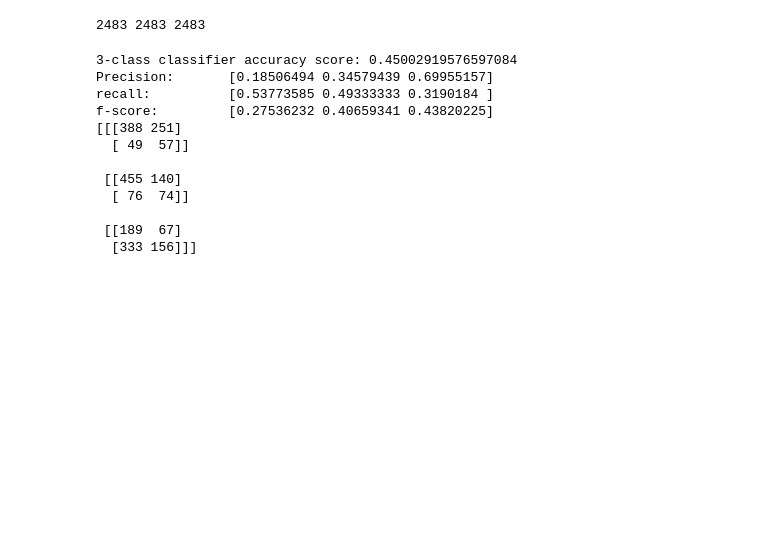
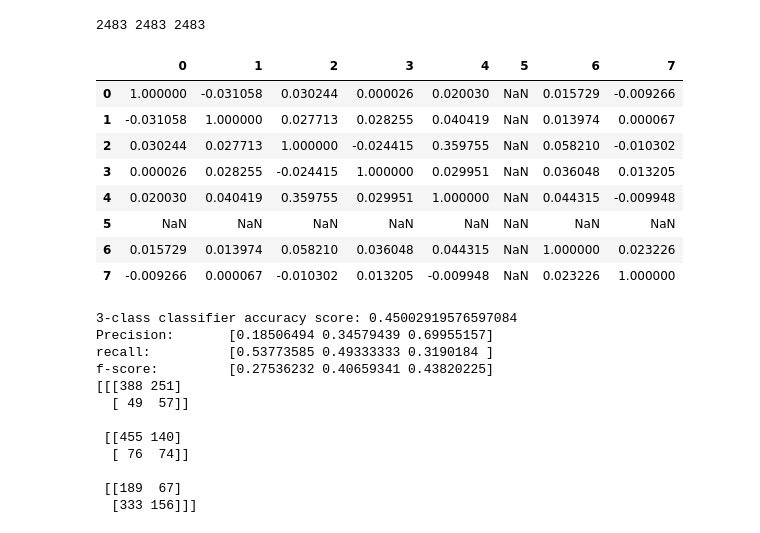
Before and after one commit to halwap/noncanonical_introns, a Jupyter notebook: 3class_classifier.ipynb, the cells around one changed output. Cells and saved outputs as stored; diff of their text form; code cells hidden in the pictures; blank space fills up the shorter version.

```diff
--- a/3class_classifier.ipynb
+++ b/3class_classifier.ipynb
@@ -167,6 +180,19 @@ X_train, X_test, y_train, y_test = train_test_split(introns_characteristics, int
 classes_weights_3head = class_weight.compute_sample_weight(class_weight='balanced', y=y_train)
 # %% [output]
 2483 2483 2483
+# %%
+#sprawdzanie korelacji miedzy cechami
+pd.DataFrame(introns_characteristics).corr()
+# %% [output]
+|  | 0 | 1 | 2 | 3 | 4 | 5 | 6 | 7 |
+| 0 | 1.000000 | -0.031058 | 0.030244 | 0.000026 | 0.020030 | NaN | 0.015729 | -0.009266 |
+| 1 | -0.031058 | 1.000000 | 0.027713 | 0.028255 | 0.040419 | NaN | 0.013974 | 0.000067 |
+| 2 | 0.030244 | 0.027713 | 1.000000 | -0.024415 | 0.359755 | NaN | 0.058210 | -0.010302 |
+| 3 | 0.000026 | 0.028255 | -0.024415 | 1.000000 | 0.029951 | NaN | 0.036048 | 0.013205 |
+| 4 | 0.020030 | 0.040419 | 0.359755 | 0.029951 | 1.000000 | NaN | 0.044315 | -0.009948 |
+| 5 | NaN | NaN | NaN | NaN | NaN | NaN | NaN | NaN |
+| 6 | 0.015729 | 0.013974 | 0.058210 | 0.036048 | 0.044315 | NaN | 1.000000 | 0.023226 |
+| 7 | -0.009266 | 0.000067 | -0.010302 | 0.013205 | -0.009948 | NaN | 0.023226 | 1.000000 |
 # %%
 #clf_3head = MultiOutputClassifier(xgb.XGBClassifier(use_label_encoder=False, eval_metric='aucpr', objective='multi:softmax'))
 clf_3head = MultiOutputClassifier(xgb.XGBClassifier(use_label_encoder=False,
```
Also changed, not shown: parts of 2 cells of this notebook, 9 other files.
